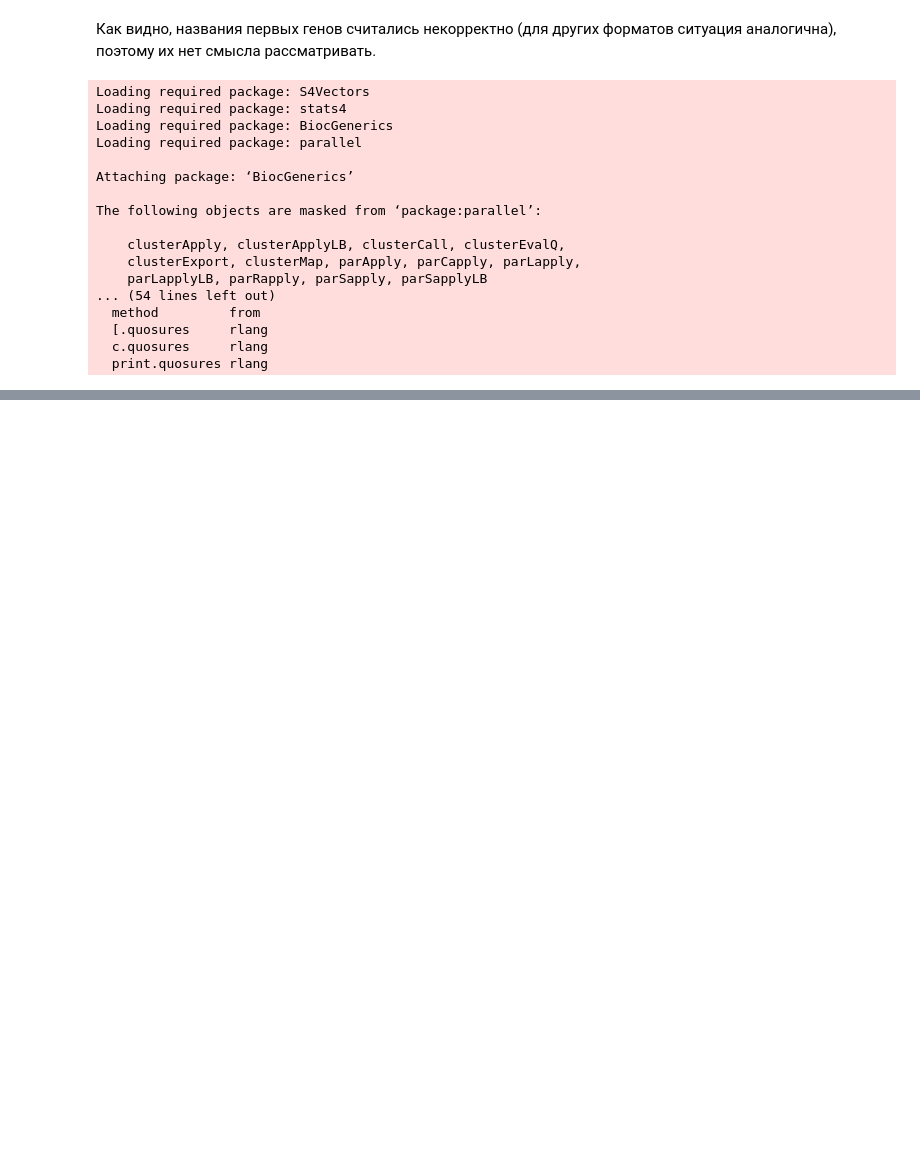
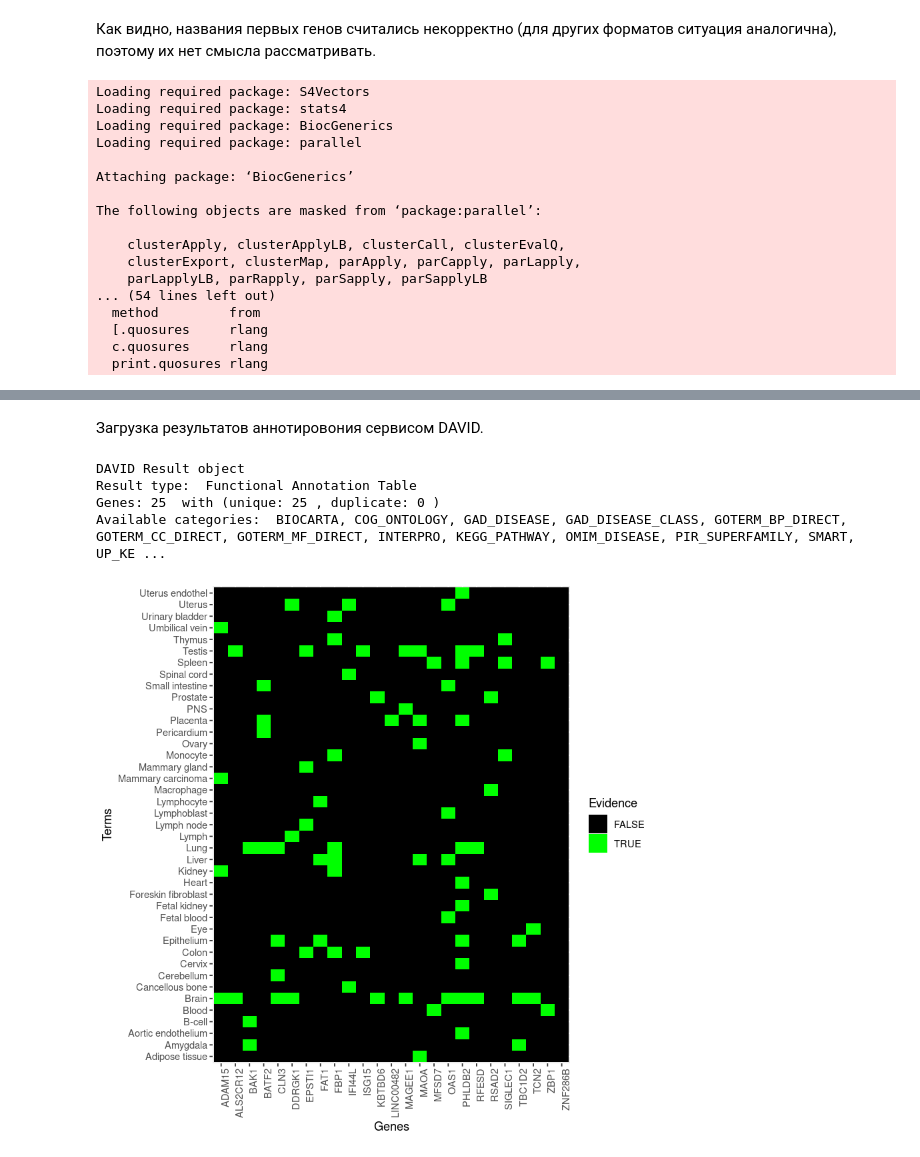
Before and after one commit to torpidfox/bioinf, a Jupyter notebook: rnaseq.ipynb, the cells around one changed output, grey strips where cells are left out. Drawn from its saved outputs; the diff is of its cells as text; code cells hidden in the pictures; blank space fills up the shorter version.

Commit message:
added fgsea and david enrichment analysis

```diff
--- a/rnaseq.ipynb
+++ b/rnaseq.ipynb
@@ -167,0 +178,15 @@ low counts [2]     : 6065, 35%
+# %% [markdown]
+Загрузка результатов аннотировония сервисом DAVID.
+# %%
+#DAVIDFunctionalAnnotationChart(control_vs_ma$gene)
+david_results <-DAVIDFunctionalAnnotationTable("david_results.txt")
+david_results
+# %% [output]
+DAVID Result object
+Result type:  Functional Annotation Table
+Genes: 25  with (unique: 25 , duplicate: 0 )
+Available categories:  BIOCARTA, COG_ONTOLOGY, GAD_DISEASE, GAD_DISEASE_CLASS, GOTERM_BP_DIRECT, GOTERM_CC_DIRECT, GOTERM_MF_DIRECT, INTERPRO, KEGG_PATHWAY, OMIM_DISEASE, PIR_SUPERFAMILY, SMART, UP_KE ...
+# %%
+plot2D(david_results, category='UP_TISSUE')
+# %% [output]
+[figure, added]
```
Also changed, not shown: parts of 14 cells of this notebook.
